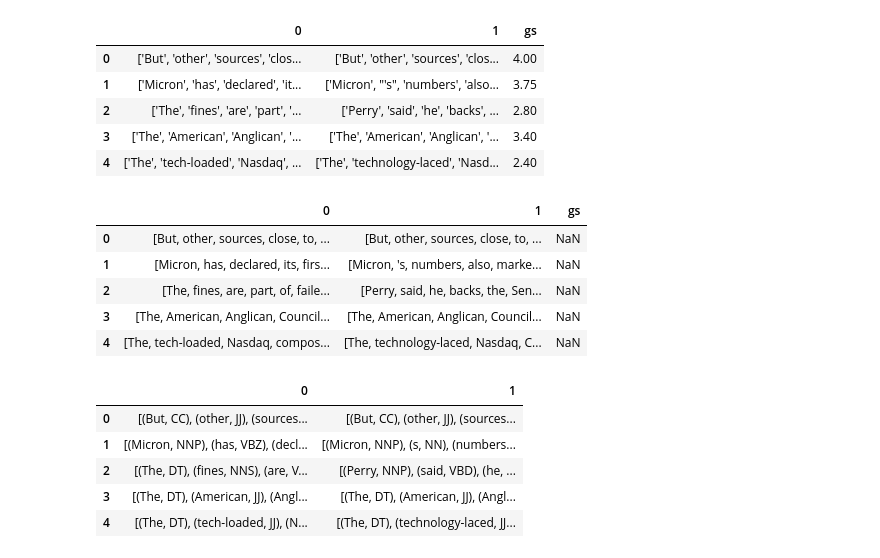
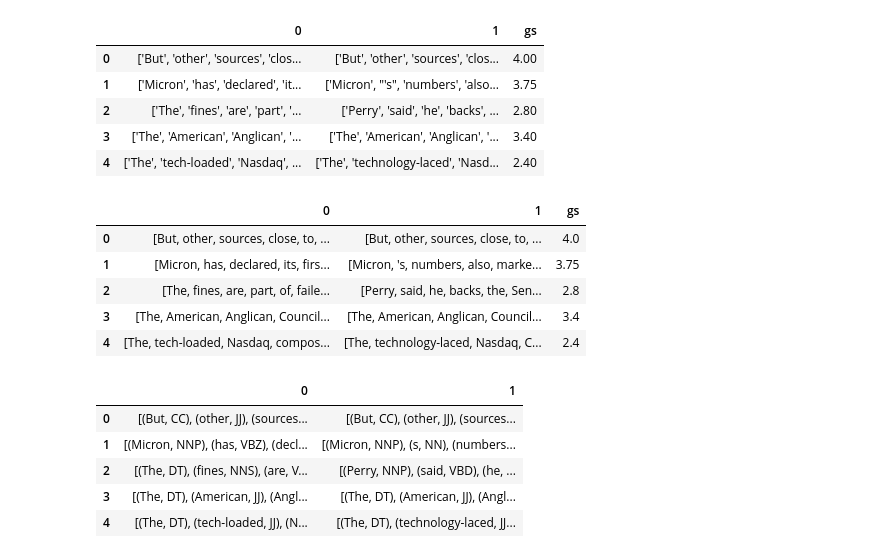
Before and after one commit to brunosangom/ihlt-final-project, a Jupyter notebook: code/Features/syntacticFeatureExtraction.ipynb, the cells around one changed output. Cells and saved outputs as stored; diff of their text form; code cells hidden in the pictures.

```diff
--- a/code/Features/syntacticFeatureExtraction.ipynb
+++ b/code/Features/syntacticFeatureExtraction.ipynb
@@ -68,17 +69,18 @@ train_token_df.head()
 # %%
 # Turn the 2 first columns from strings to actual lists of strings
 
 train_df = pd.DataFrame(columns=['0','1','gs'], index=range(2234))
 train_df.iloc[:, :2] = train_token_df.iloc[:, :2].map(ast.literal_eval)
+train_df.loc[:, 'gs'] = train_token_df.loc[:, 'gs']
 
 train_df.head()
 # %% [output]
 |  | 0 | 1 | gs |
-| 0 | [But, other, sources, close, to, ... | [But, other, sources, close, to, ... | NaN |
-| 1 | [Micron, has, declared, its, firs... | [Micron, 's, numbers, also, marke... | NaN |
-| 2 | [The, fines, are, part, of, faile... | [Perry, said, he, backs, the, Sen... | NaN |
-| 3 | [The, American, Anglican, Council... | [The, American, Anglican, Council... | NaN |
-| 4 | [The, tech-loaded, Nasdaq, compos... | [The, technology-laced, Nasdaq, C... | NaN |
+| 0 | [But, other, sources, close, to, ... | [But, other, sources, close, to, ... | 4.0 |
+| 1 | [Micron, has, declared, its, firs... | [Micron, 's, numbers, also, marke... | 3.75 |
+| 2 | [The, fines, are, part, of, faile... | [Perry, said, he, backs, the, Sen... | 2.8 |
+| 3 | [The, American, Anglican, Council... | [The, American, Anglican, Council... | 3.4 |
+| 4 | [The, tech-loaded, Nasdaq, compos... | [The, technology-laced, Nasdaq, C... | 2.4 |
 # %%
 # Create the TextPreprocessor
 preprocessor = TextPreprocessor()
```
Also changed, not shown: parts of 8 cells of this notebook.
